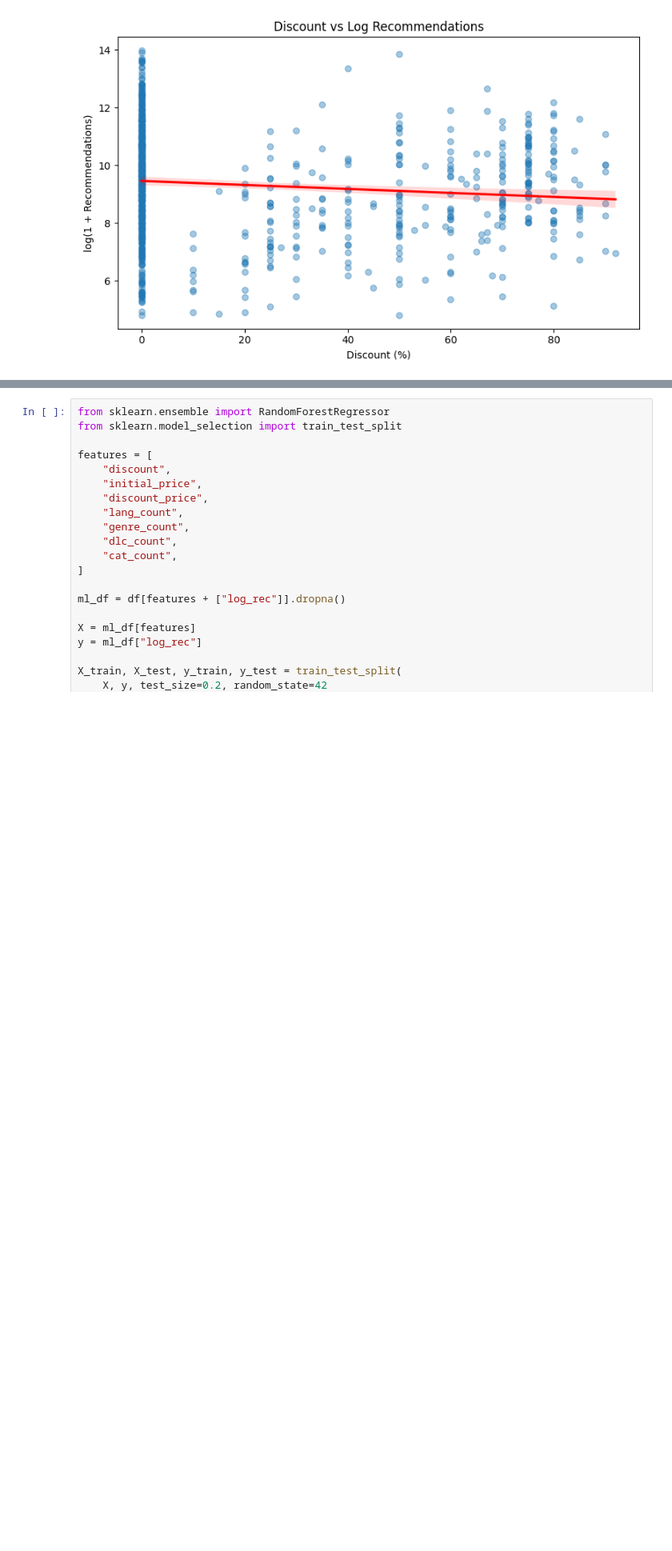
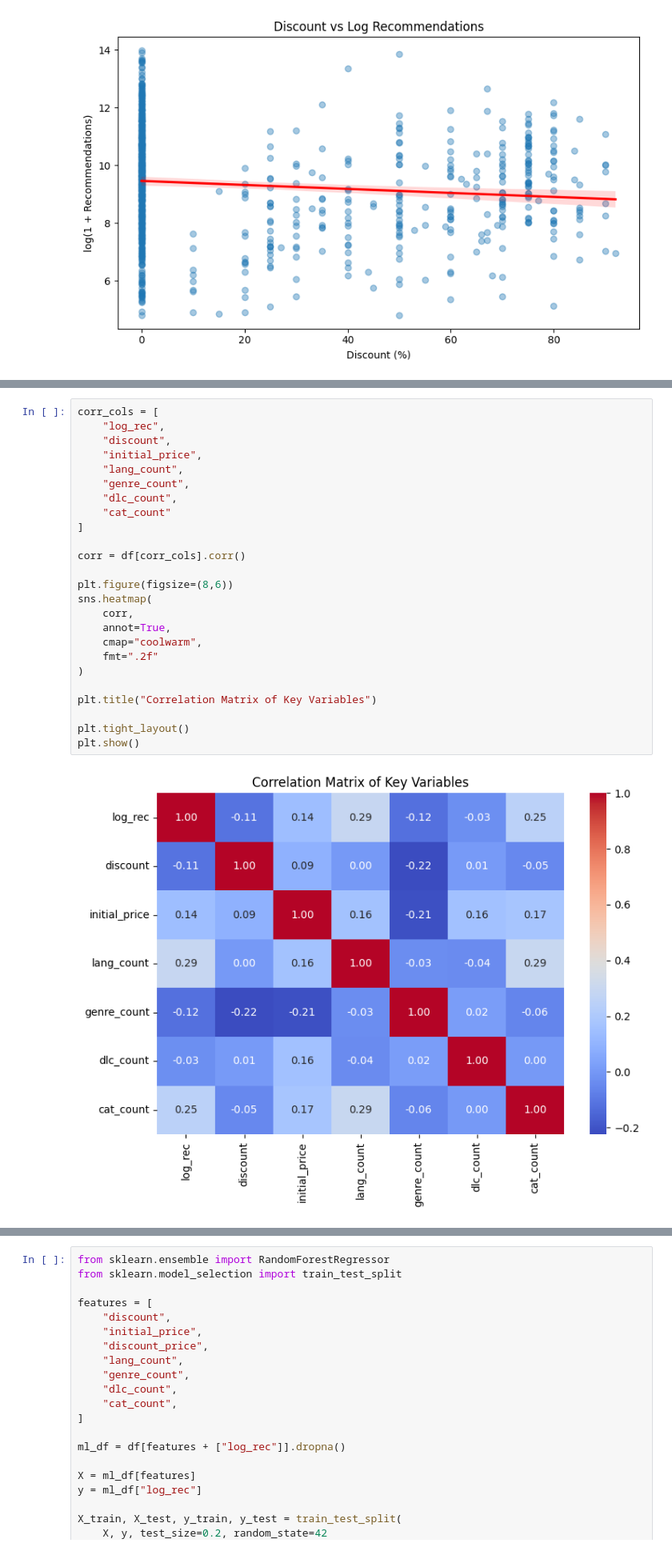
Before and after one commit to Cordieriteee/sta141b-final-project, a Jupyter notebook: Question 3.ipynb, the cells around one changed output, grey strips where cells are left out. Shown at 80% size. Cells and saved outputs as stored; diff of their text form; blank space fills up the shorter version.

```diff
--- a/Question 3.ipynb
+++ b/Question 3.ipynb
@@ -246,3 +271,30 @@ plt.show()
+# %%
+corr_cols = [
+    "log_rec",
+    "discount",
+    "initial_price",
+    "lang_count",
+    "genre_count",
+    "dlc_count",
+    "cat_count"
+]
+
+corr = df[corr_cols].corr()
+
+plt.figure(figsize=(8,6))
+sns.heatmap(
+    corr,
+    annot=True,
+    cmap="coolwarm",
+    fmt=".2f"
+)
+
+plt.title("Correlation Matrix of Key Variables")
+
+plt.tight_layout()
+plt.show()
+# %% [output]
+[figure, added]
 # %%
 import statsmodels.api as sm
 
```
Also changed, not shown: parts of 4 cells of this notebook.
